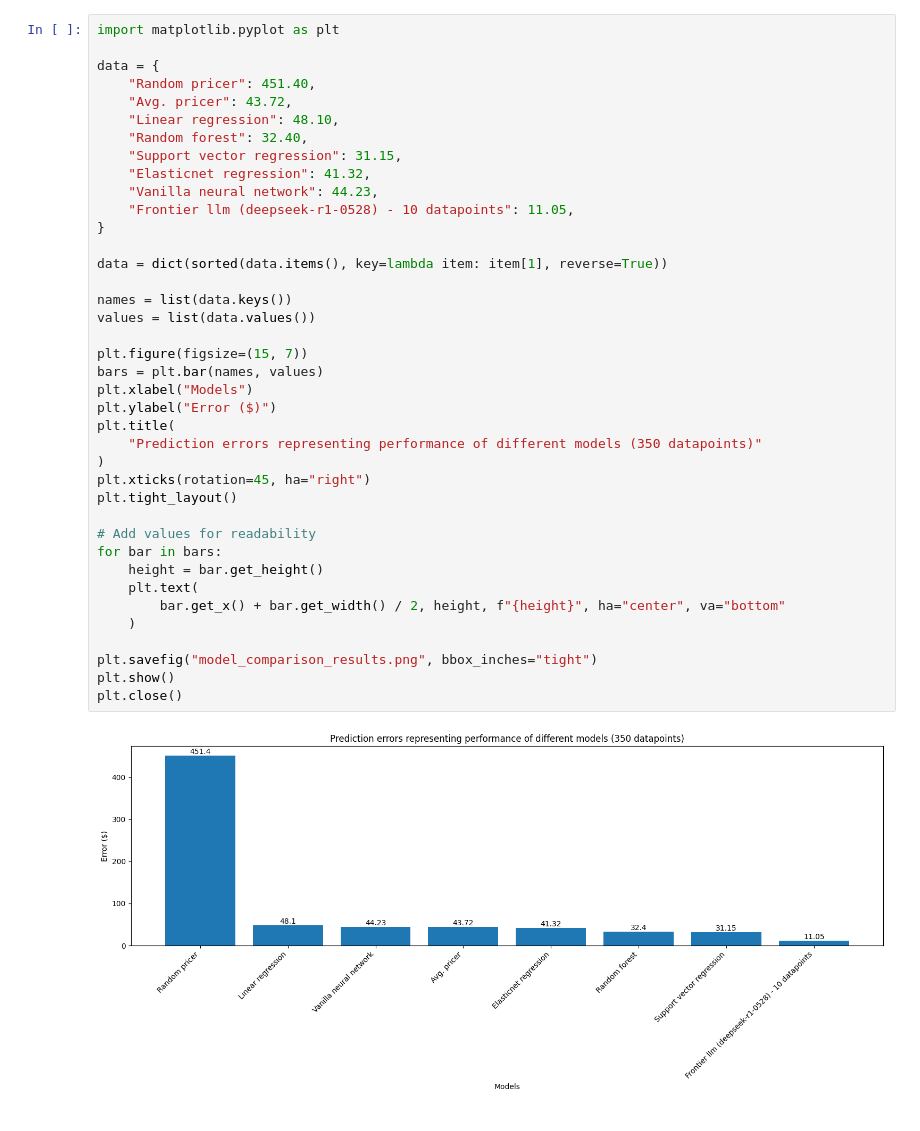
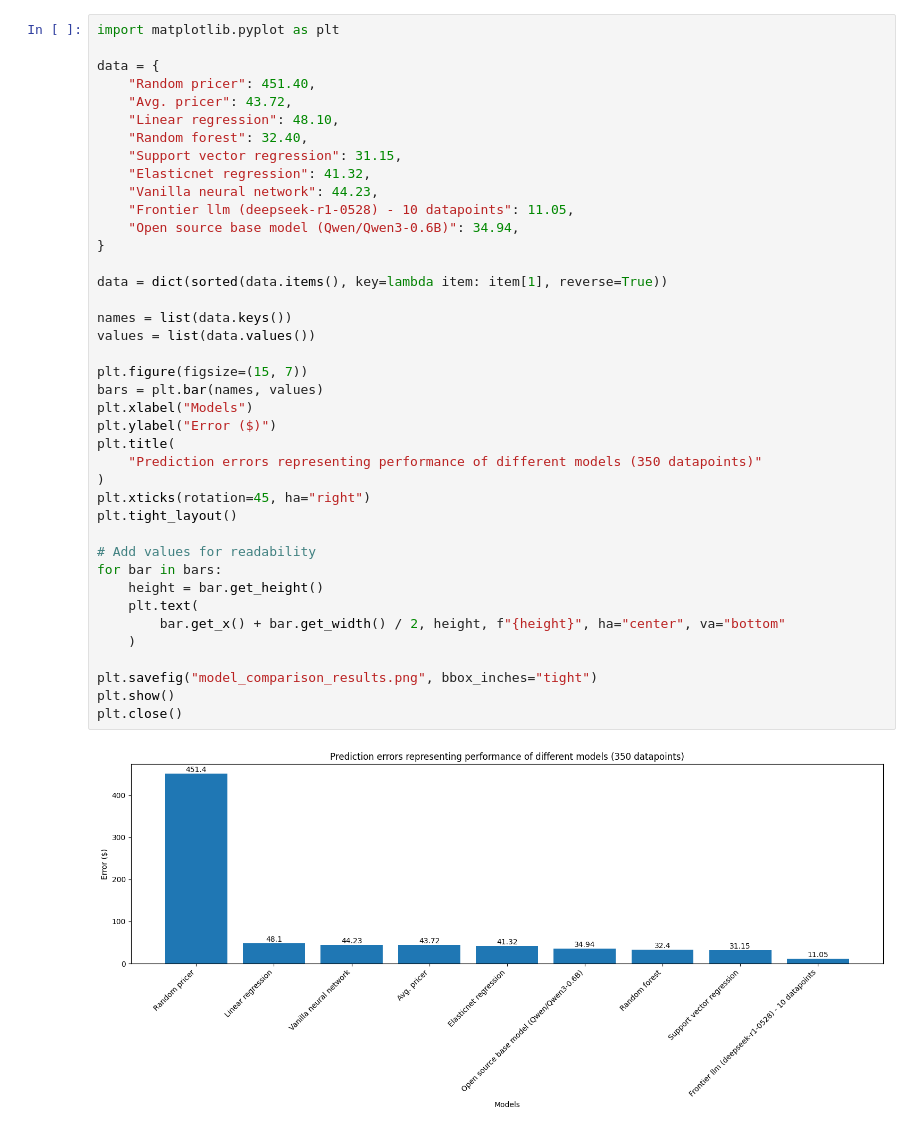
Before and after one commit to rushil180101/ai-pricer, a Jupyter notebook: arena/results.ipynb, the cells around one changed output. Drawn from its saved outputs; the diff is of its cells as text.

Commit message:
AI Pricer - Added results for open source base model

```diff
--- a/arena/results.ipynb
+++ b/arena/results.ipynb
@@ -10,32 +10,33 @@ data = {
     "Elasticnet regression": 41.32,
     "Vanilla neural network": 44.23,
     "Frontier llm (deepseek-r1-0528) - 10 datapoints": 11.05,
+    "Open source base model (Qwen/Qwen3-0.6B)": 34.94,
 }
 
 data = dict(sorted(data.items(), key=lambda item: item[1], reverse=True))
 
 names = list(data.keys())
 values = list(data.values())
 
 plt.figure(figsize=(15, 7))
 bars = plt.bar(names, values)
 plt.xlabel("Models")
 plt.ylabel("Error ($)")
 plt.title(
     "Prediction errors representing performance of different models (350 datapoints)"
 )
 plt.xticks(rotation=45, ha="right")
 plt.tight_layout()
 
 # Add values for readability
 for bar in bars:
     height = bar.get_height()
     plt.text(
         bar.get_x() + bar.get_width() / 2, height, f"{height}", ha="center", va="bottom"
     )
 
 plt.savefig("model_comparison_results.png", bbox_inches="tight")
 plt.show()
 plt.close()
 # %% [output]
-[figure, old version]
+[figure, new version]
```
Also changed, not shown: 4 other files.
